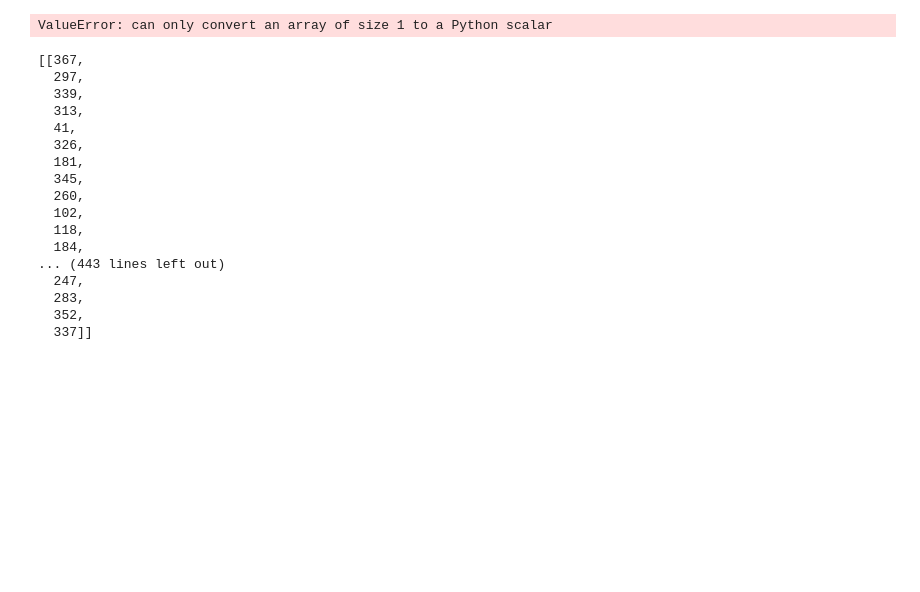
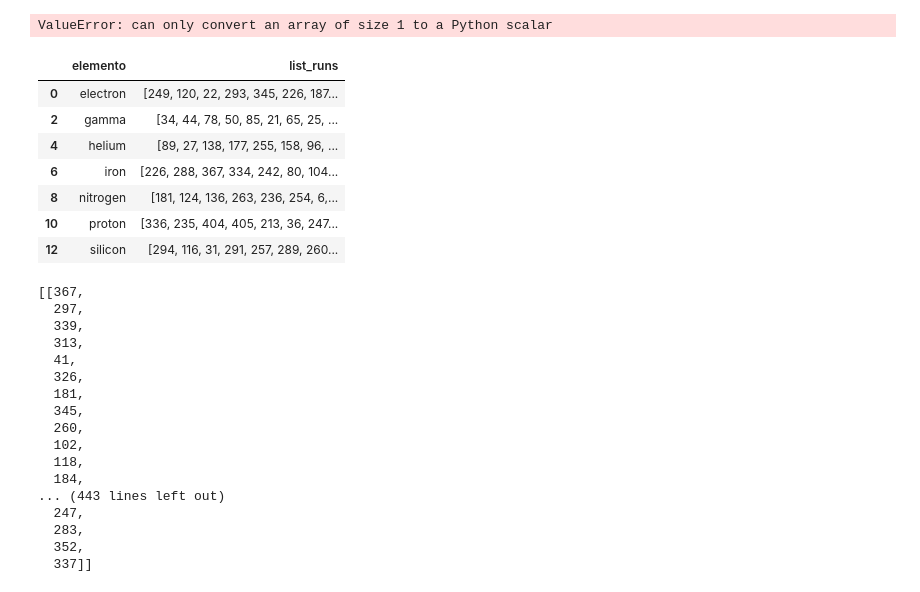
Before and after one commit to ArturoSirvent/second_CTA_analysis, a Jupyter notebook: notebooks/012.2_analysis_resultados.ipynb, the cells around one changed output. Saved outputs shown, nothing was run; the diff lists cells and outputs as text; code cells hidden in the pictures; blank space fills up the shorter version.

```diff
--- a/notebooks/012.2_analysis_resultados.ipynb
+++ b/notebooks/012.2_analysis_resultados.ipynb
@@ -279,0 +271,2 @@ runs
+# %%
+runs.set_index(["elemento","mode"])["list_runs"].apply(len)
@@ -284,6 +294,17 @@ ValueError: can only convert an array of size 1 to a Python scalar
 # %%
 runs_aux1=runs.loc[runs["mode"]=="Test",["elemento","list_runs"]]
 runs_aux1["list_runs"]=runs_aux1["list_runs"].apply(lambda x : ast.literal_eval(x))
+# %%
+runs_aux1
+# %% [output]
+|  | elemento | list_runs |
+| 0 | electron | [249, 120, 22, 293, 345, 226, 187... |
+| 2 | gamma | [34, 44, 78, 50, 85, 21, 65, 25, ... |
+| 4 | helium | [89, 27, 138, 177, 255, 158, 96, ... |
+| 6 | iron | [226, 288, 367, 334, 242, 80, 104... |
+| 8 | nitrogen | [181, 124, 136, 263, 236, 254, 6,... |
+| 10 | proton | [336, 235, 404, 405, 213, 36, 247... |
+| 12 | silicon | [294, 116, 31, 291, 257, 289, 260... |
 # %%
 list(runs_aux1.list_runs)
 # %% [output]
```
Also changed, not shown: parts of 12 cells of this notebook, 20 other files.
